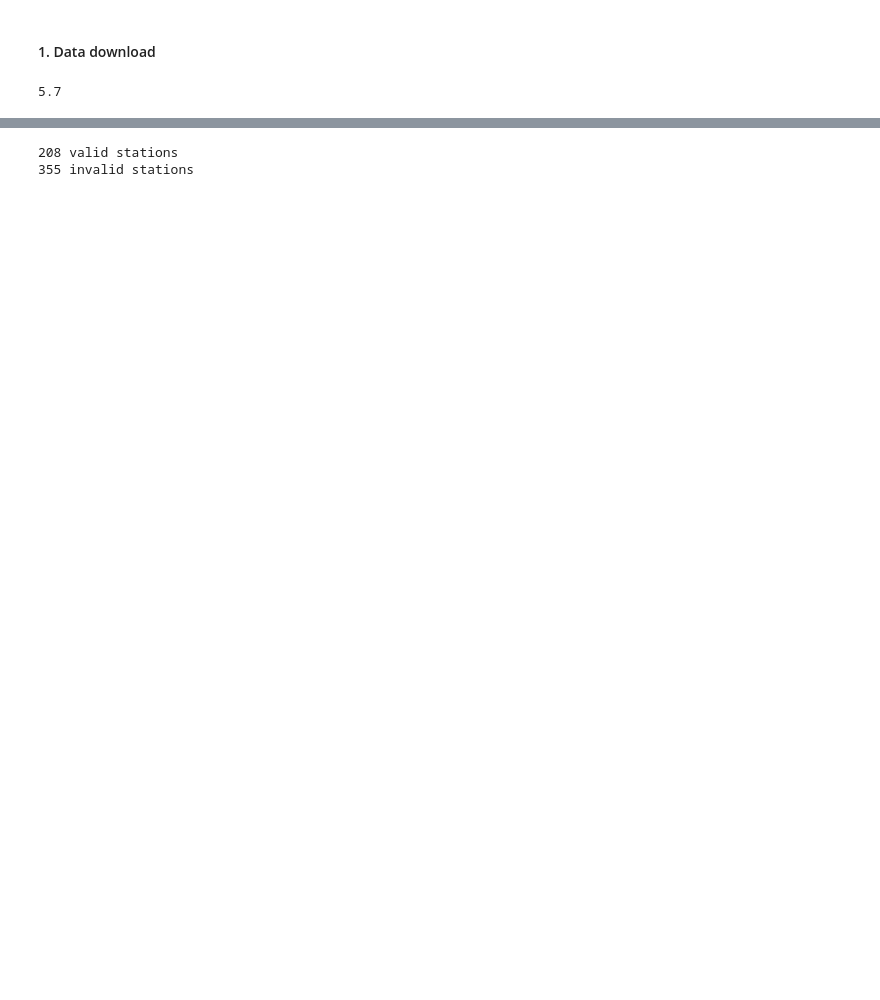
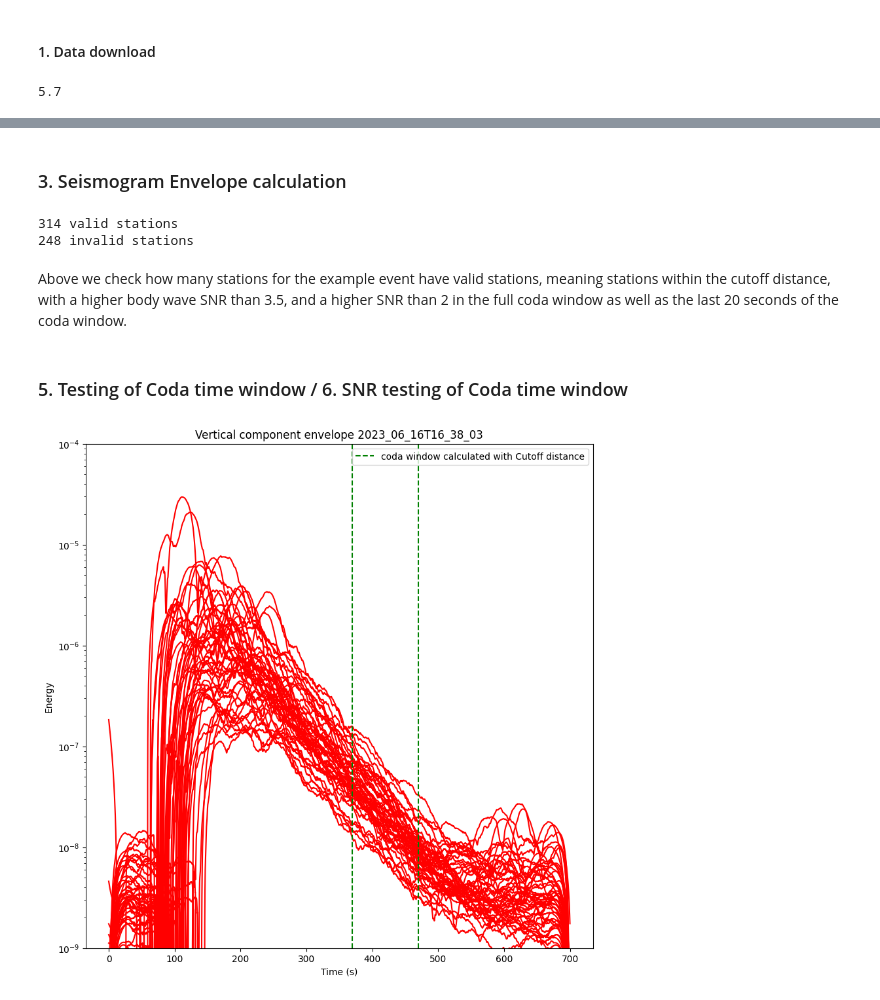
Before and after one commit to schreinerl/Lg_waves, a Jupyter notebook: Site_term_final.ipynb, the cells around one changed output, grey strips where cells are left out. Drawn from its saved outputs; the diff is of its cells as text; code cells hidden in the pictures; blank space fills up the shorter version.

```diff
--- a/Site_term_final.ipynb
+++ b/Site_term_final.ipynb
@@ -170,3 +173,5 @@ plotting Lg_Coda amplitudes
+# %% [markdown]
+###  3. Seismogram Envelope calculation
 # %%
 st_envelope = obspy.Stream()
 smallest = 7000
@@ -193,14 +198,21 @@ for trace in st_smooth:
 for trace in st_envelope:
     if trace.stats.station in filtered_station_names:
         filtered_stream.append(trace)
+
+stationref = 'ECH'
+for i,tr in enumerate(filtered_stream):
+    if tr.stats.station == stationref:
+        idx_reference = i
 # %%
 valid = 0
 invalid = 0
+st_double_filt = obspy.Stream()
 for i in range(len(filtered_stream)):
     station = filtered_stream[i].stats.station
     if station in envelopes_amps:
         if envelopes_amps[station]['snr_coda'] > 2 and envelopes_amps[station]['snr_coda_end'] > 2:
             valid += 1
+            st_double_filt.append(filtered_stream[i])
         else:
             invalid += 1
     else:
@@ -208,5 +220,13 @@ for i in range(len(filtered_stream)):
 print(valid, "valid stations")
 print(invalid, "invalid stations")
 # %% [output]
-208 valid stations
-355 invalid stations
+314 valid stations
+248 invalid stations
+# %% [markdown]
+Above we check how many stations for the example event have valid stations, meaning stations within the cutoff distance, with a higher body wave SNR than 3.5, and a higher SNR than 2 in the full coda window as well as the last 20 seconds of the coda window.
+# %% [markdown]
+### 5. Testing of Coda time window / 6. SNR testing of Coda time window
+# %%
+plot_filtered_envelopes = smooth_plot_envelope(time_string,50,st_double_filt,tmincoda_dist=tcoda_test,tmaxcoda_dist=tcoda_test+100)
+# %% [output]
+[figure, added]
```
Also changed, not shown: parts of 26 cells of this notebook, 3 other files.
